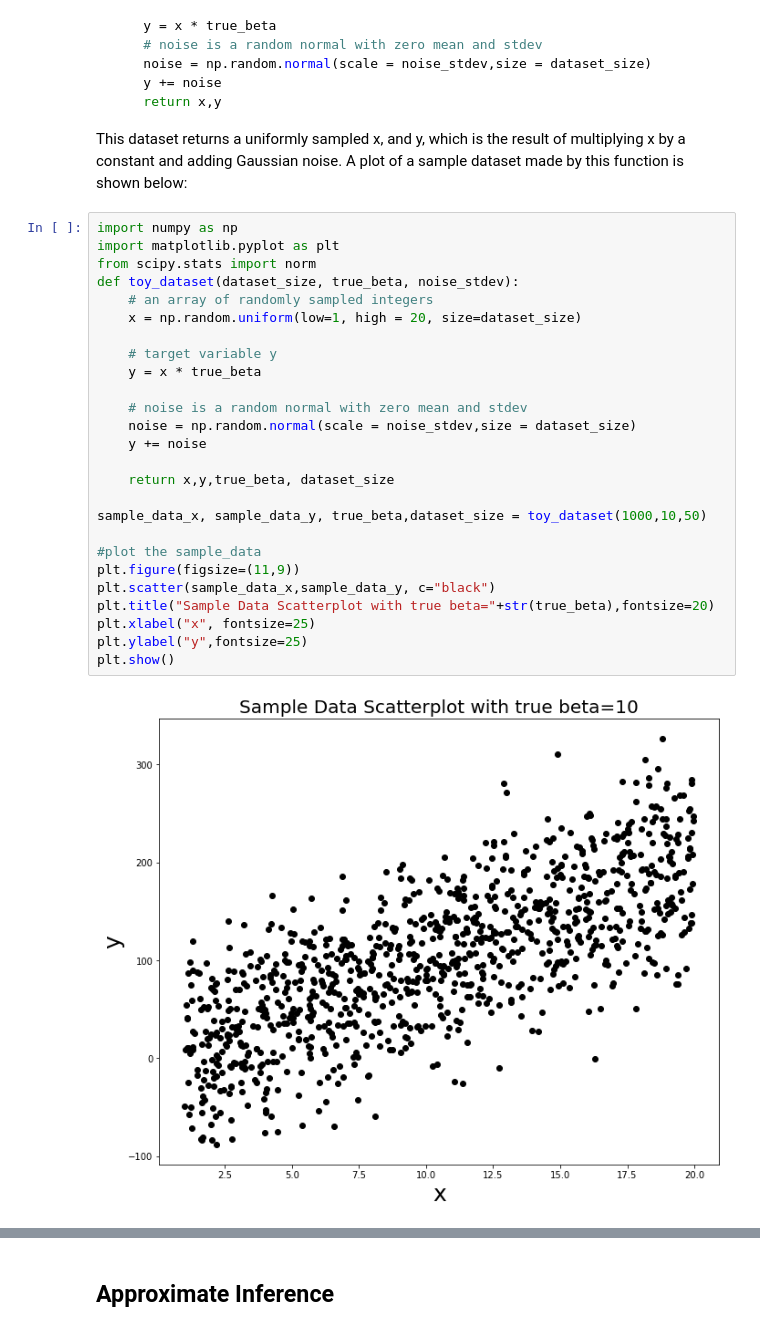
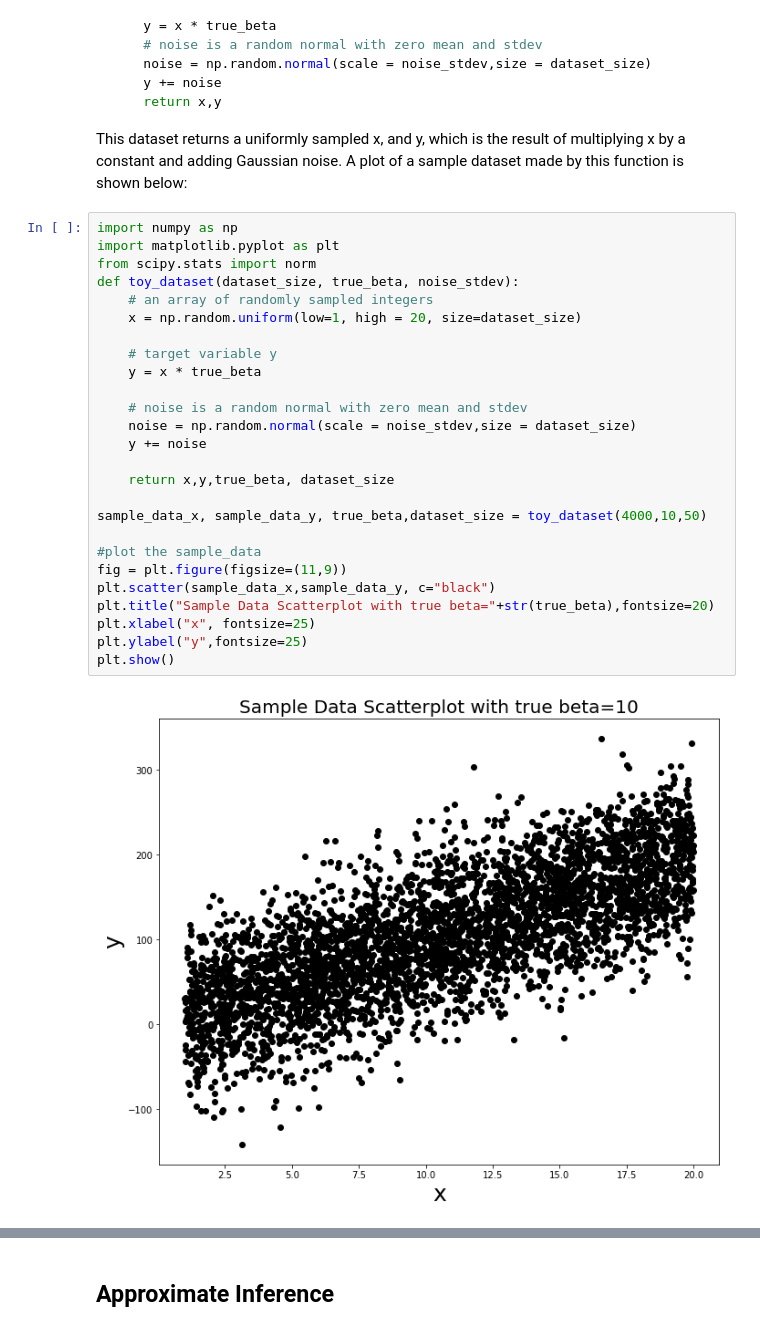
Before and after one commit to CornellDataScience/BayesianNeuralNets, a Jupyter notebook: ed_scripts/Bayesian Nets.ipynb, the cells around one changed output, grey strips where cells are left out. Drawn from its saved outputs; the diff is of its cells as text.

```diff
--- a/ed_scripts/Bayesian Nets.ipynb
+++ b/ed_scripts/Bayesian Nets.ipynb
@@ -134,29 +137,29 @@ This dataset returns a uniformly sampled x, and y, which is the result of multip
 # %%
 import numpy as np
 import matplotlib.pyplot as plt
 from scipy.stats import norm
 def toy_dataset(dataset_size, true_beta, noise_stdev):
     # an array of randomly sampled integers
     x = np.random.uniform(low=1, high = 20, size=dataset_size)
 
     # target variable y
     y = x * true_beta
 
     # noise is a random normal with zero mean and stdev
     noise = np.random.normal(scale = noise_stdev,size = dataset_size)
     y += noise
 
     return x,y,true_beta, dataset_size
 
-sample_data_x, sample_data_y, true_beta,dataset_size = toy_dataset(1000,10,50)
+sample_data_x, sample_data_y, true_beta,dataset_size = toy_dataset(4000,10,50)
 
 #plot the sample_data
-plt.figure(figsize=(11,9))
+fig = plt.figure(figsize=(11,9))
 plt.scatter(sample_data_x,sample_data_y, c="black")
 plt.title("Sample Data Scatterplot with true beta="+str(true_beta),fontsize=20)
 plt.xlabel("x", fontsize=25)
 plt.ylabel("y",fontsize=25)
 plt.show()
 # %% [output]
-[figure, old version]
+[figure, new version]
 # %% [markdown]
```
Also changed, not shown: parts of 5 cells of this notebook.
